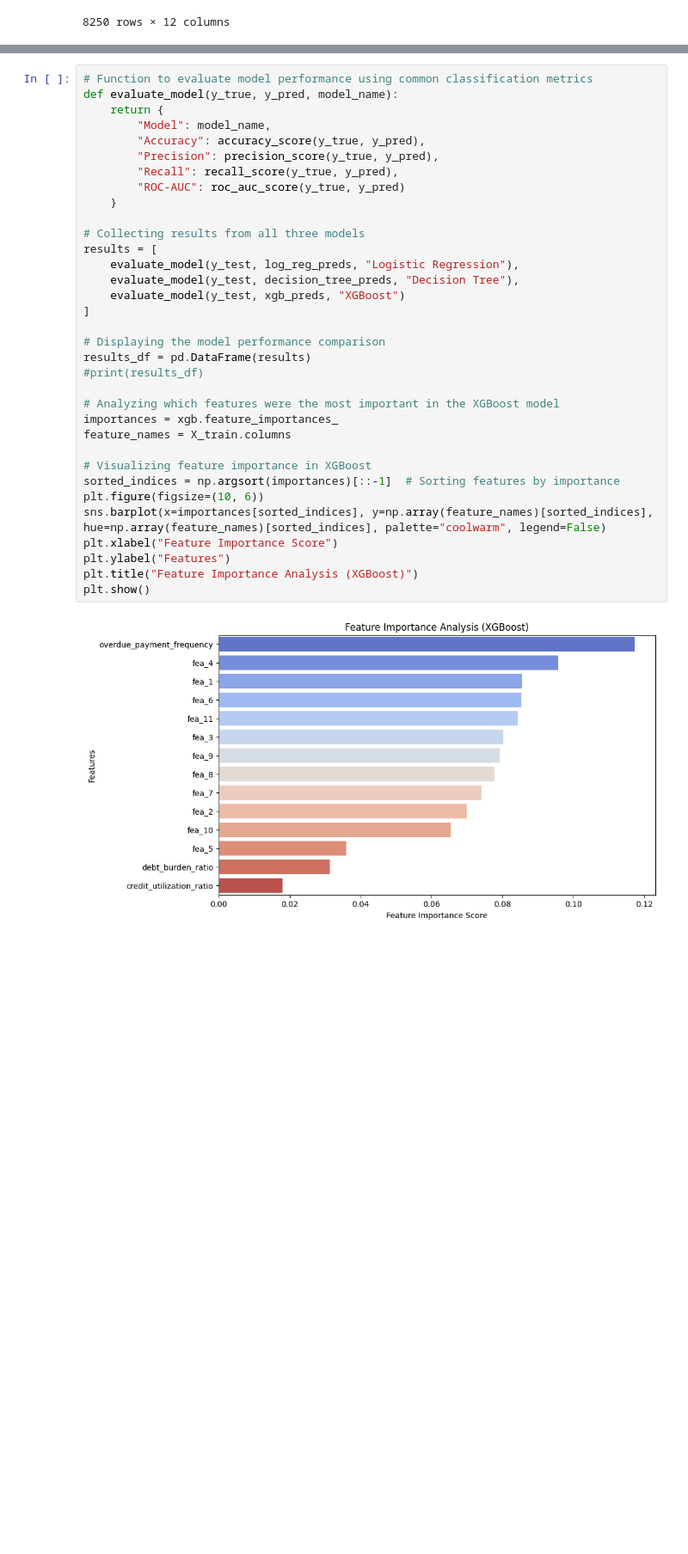
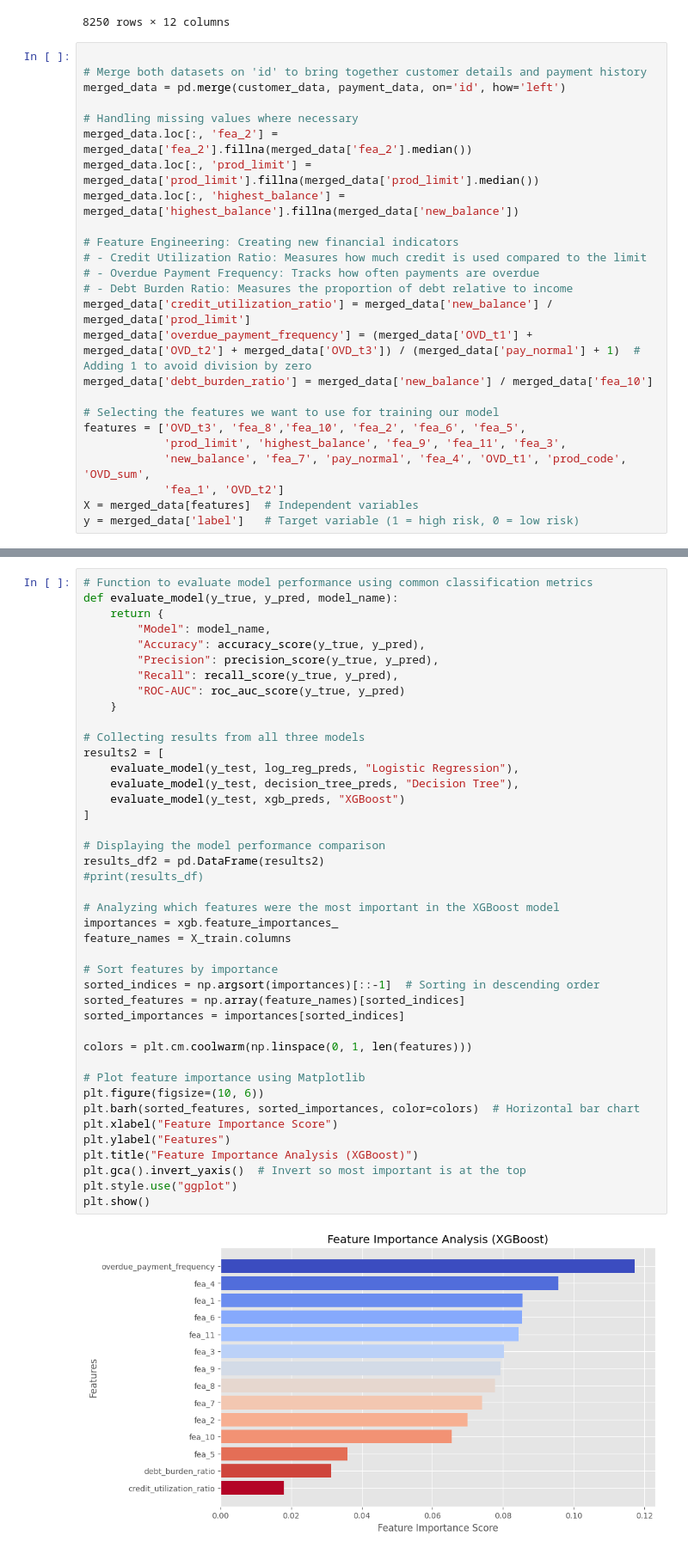
Before and after one commit to CooperCortinas/CreditRisk, a Jupyter notebook: CreditRisk.ipynb, the cells around one changed output, grey strips where cells are left out. Shown at 86% size. Cells and saved outputs as stored; diff of their text form; blank space fills up the shorter version.

```diff
--- a/CreditRisk.ipynb
+++ b/CreditRisk.ipynb
@@ -47,3 +48,28 @@ payment_data
 | 8248 | 54992408 | 0 | 0 | 0 | 0 | 1 | 2 | NaN | NaN | ... |
 | 8249 | 54989207 | 0 | 0 | 0 | 0 | 1 | 5 | NaN | NaN | ... |
 8250 rows × 12 columns
+# %%
+
+# Merge both datasets on 'id' to bring together customer details and payment history
+merged_data = pd.merge(customer_data, payment_data, on='id', how='left')
+
+# Handling missing values where necessary
+merged_data.loc[:, 'fea_2'] = merged_data['fea_2'].fillna(merged_data['fea_2'].median())
+merged_data.loc[:, 'prod_limit'] = merged_data['prod_limit'].fillna(merged_data['prod_limit'].median())
+merged_data.loc[:, 'highest_balance'] = merged_data['highest_balance'].fillna(merged_data['new_balance'])
+
+# Feature Engineering: Creating new financial indicators
+# - Credit Utilization Ratio: Measures how much credit is used compared to the limit
+# - Overdue Payment Frequency: Tracks how often payments are overdue
+# - Debt Burden Ratio: Measures the proportion of debt relative to income
+merged_data['credit_utilization_ratio'] = merged_data['new_balance'] / merged_data['prod_limit']
+merged_data['overdue_payment_frequency'] = (merged_data['OVD_t1'] + merged_data['OVD_t2'] + merged_data['OVD_t3']) / (merged_data['pay_normal'] + 1)  # Adding 1 to avoid division by zero
+merged_data['debt_burden_ratio'] = merged_data['new_balance'] / merged_data['fea_10']
+
+# Selecting the features we want to use for training our model
+features = ['OVD_t3', 'fea_8','fea_10', 'fea_2', 'fea_6', 'fea_5',
+            'prod_limit', 'highest_balance', 'fea_9', 'fea_11', 'fea_3',
+            'new_balance', 'fea_7', 'pay_normal', 'fea_4', 'OVD_t1', 'prod_code', 'OVD_sum',
+            'fea_1', 'OVD_t2']
+X = merged_data[features]  # Independent variables
+y = merged_data['label']   # Target variable (1 = high risk, 0 = low risk)
@@ -96,36 +301,44 @@ xgb_preds = xgb.predict(X_test)
 # %%
 # Function to evaluate model performance using common classification metrics
 def evaluate_model(y_true, y_pred, model_name):
     return {
         "Model": model_name,
         "Accuracy": accuracy_score(y_true, y_pred),
         "Precision": precision_score(y_true, y_pred),
         "Recall": recall_score(y_true, y_pred),
         "ROC-AUC": roc_auc_score(y_true, y_pred)
     }
 
 # Collecting results from all three models
-results = [
+results2 = [
     evaluate_model(y_test, log_reg_preds, "Logistic Regression"),
     evaluate_model(y_test, decision_tree_preds, "Decision Tree"),
     evaluate_model(y_test, xgb_preds, "XGBoost")
 ]
 
 # Displaying the model performance comparison
-results_df = pd.DataFrame(results)
+results_df2 = pd.DataFrame(results2)
 #print(results_df)
 
 # Analyzing which features were the most important in the XGBoost model
 importances = xgb.feature_importances_
 feature_names = X_train.columns
 
-# Visualizing feature importance in XGBoost
-sorted_indices = np.argsort(importances)[::-1]  # Sorting features by importance
+# Sort features by importance
+sorted_indices = np.argsort(importances)[::-1]  # Sorting in descending order
+sorted_features = np.array(feature_names)[sorted_indices]
+sorted_importances = importances[sorted_indices]
+
+colors = plt.cm.coolwarm(np.linspace(0, 1, len(features)))
+
+# Plot feature importance using Matplotlib
 plt.figure(figsize=(10, 6))
-sns.barplot(x=importances[sorted_indices], y=np.array(feature_names)[sorted_indices], hue=np.array(feature_names)[sorted_indices], palette="coolwarm", legend=False)
+plt.barh(sorted_features, sorted_importances, color=colors)  # Horizontal bar chart
 plt.xlabel("Feature Importance Score")
 plt.ylabel("Features")
 plt.title("Feature Importance Analysis (XGBoost)")
+plt.gca().invert_yaxis()  # Invert so most important is at the top
+plt.style.use("ggplot")
 plt.show()
 # %% [output]
-[figure, old version]
+[figure, new version]
```
Also changed, not shown: parts of 18 cells of this notebook.
